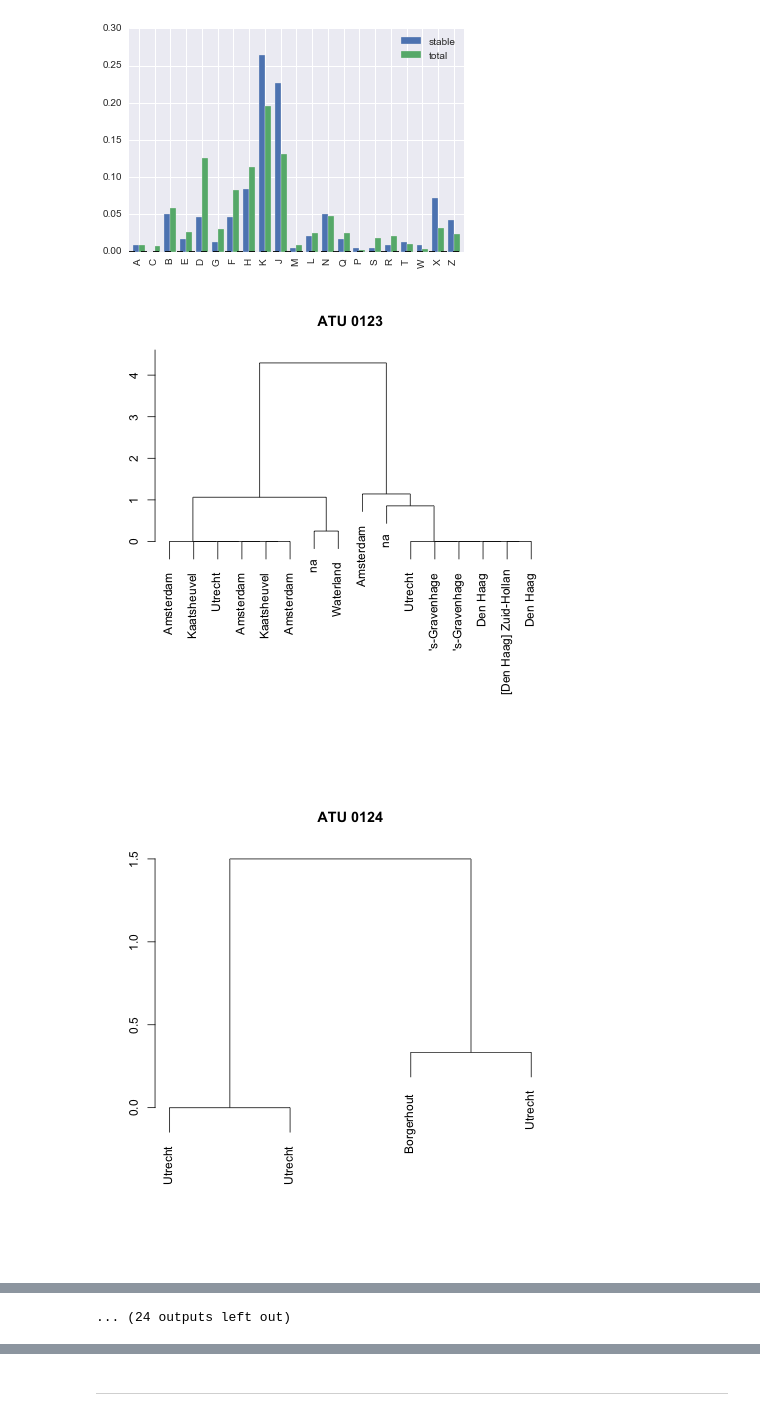
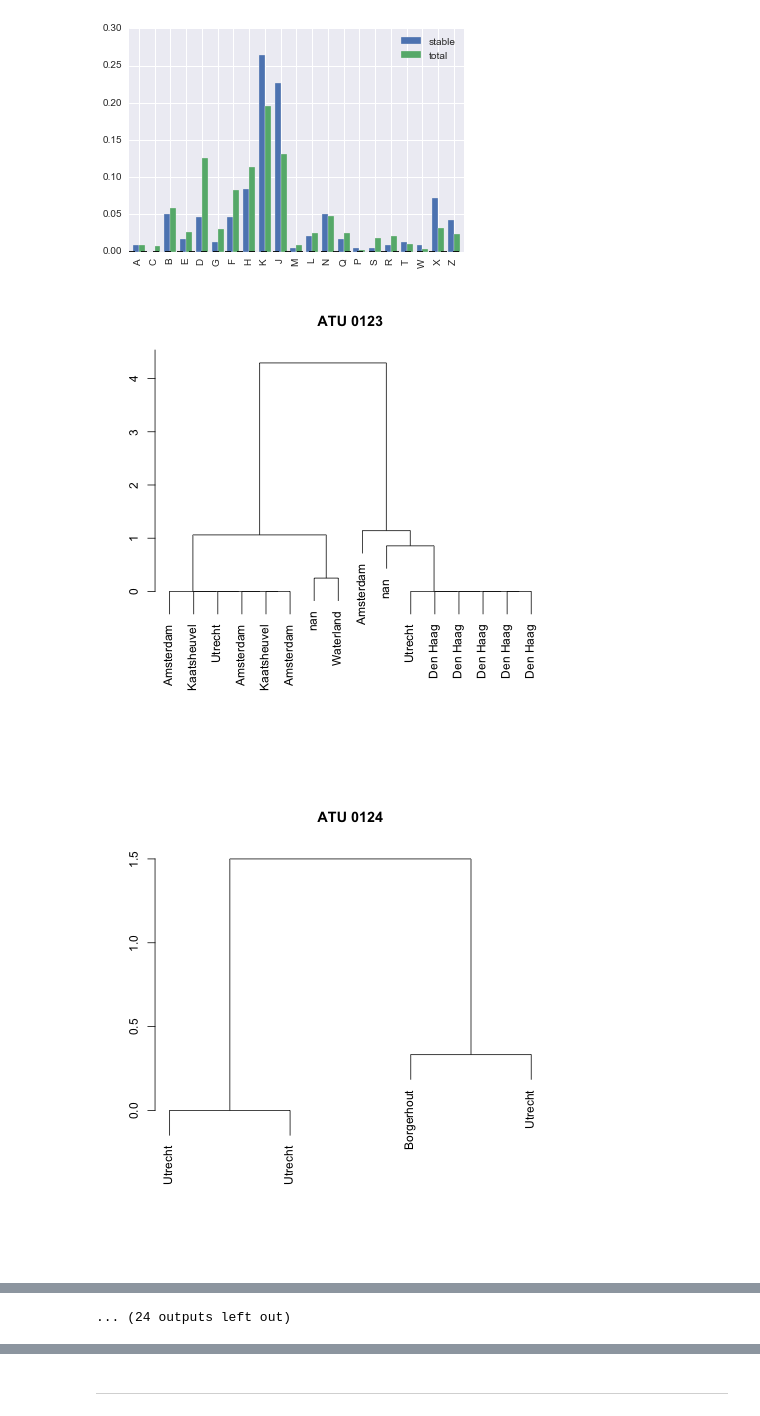
Before and after one commit to fbkarsdorp/variation, a Jupyter notebook: notebooks/MVVB.ipynb, the cells around one changed output, grey strips where cells are left out. Drawn from its saved outputs; the diff is of its cells as text; code cells hidden in the pictures.

```diff
--- a/notebooks/MVVB.ipynb
+++ b/notebooks/MVVB.ipynb
@@ -24,0 +29,3 @@ df.describe()
+# %%
+locations = pd.read_csv("../data/locations-geo.csv", delimiter=";", index_col=0)
+locations.head()
@@ -24,0 +40,8 @@ df.describe()
+# %%
+def add_loc(x, field):
+    if x in locations.original.values:
+        x = locations[locations.original == x][field].values[0]
+    return x
+
+for field in locations.columns[1:]:
+    df[field] = df['location'].apply(lambda x: add_loc(x, field))
@@ -470,18 +546,18 @@ d.plot(kind='bar')
 # %%
 for storytype in ("ATU 0123", "ATU 0124", "ATU 0130", "ATU 0210", "ATU 0221",
                   "ATU 0295", "ATU 0301", "ATU 0312", "ATU 0313", "ATU 0326",
                   "ATU 0327A", "ATU 0330", "ATU 0332", "ATU 0333", "ATU 0366",
                   "ATU 0410", "ATU 0425C", "ATU 0440", "ATU 0480", "ATU 0500",
                   "ATU 0505", "ATU 0510A", "ATU 0513A", "ATU 0533", "ATU 0555",
                   "ATU 0563", "ATU 0566", "ATU 0571", "ATU 0653", "ATU 0660",
                   "ATU 0700", "ATU 0709", "ATU 0720", "ATU 0750A", "ATU 0780", "ATU 0954"):
     dm = distances_for_type(storytype, dist.jaccard)
-    labels = [str(loc)[:str(loc).find('(') or None] for
-              loc in df[df.storytype==storytype]['location'].values]
+    labels = [str(loc) for
+              loc in df[df.storytype==storytype]['place'].values]
     %R -i dm,labels,storytype
     %R dm.dist = as.dist(dm)
     %R dm.clust = hclust(dm.dist, method="ward.D")
     %R plot(dm.clust, main=storytype, xlab="", ylab="", sub="", labels=labels)
 # %% [output]
-[figure, old version]
+[figure, new version]
-[figure, old version]
+[figure, new version]
```
Also changed, not shown: parts of 22 cells of this notebook.
